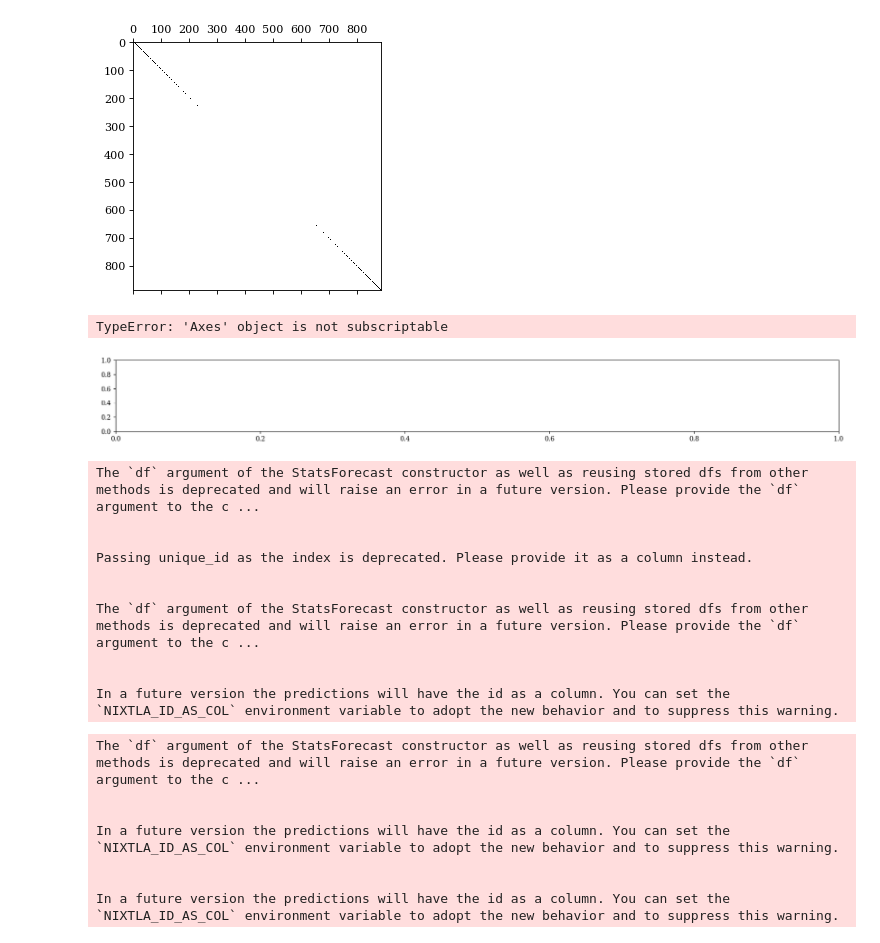
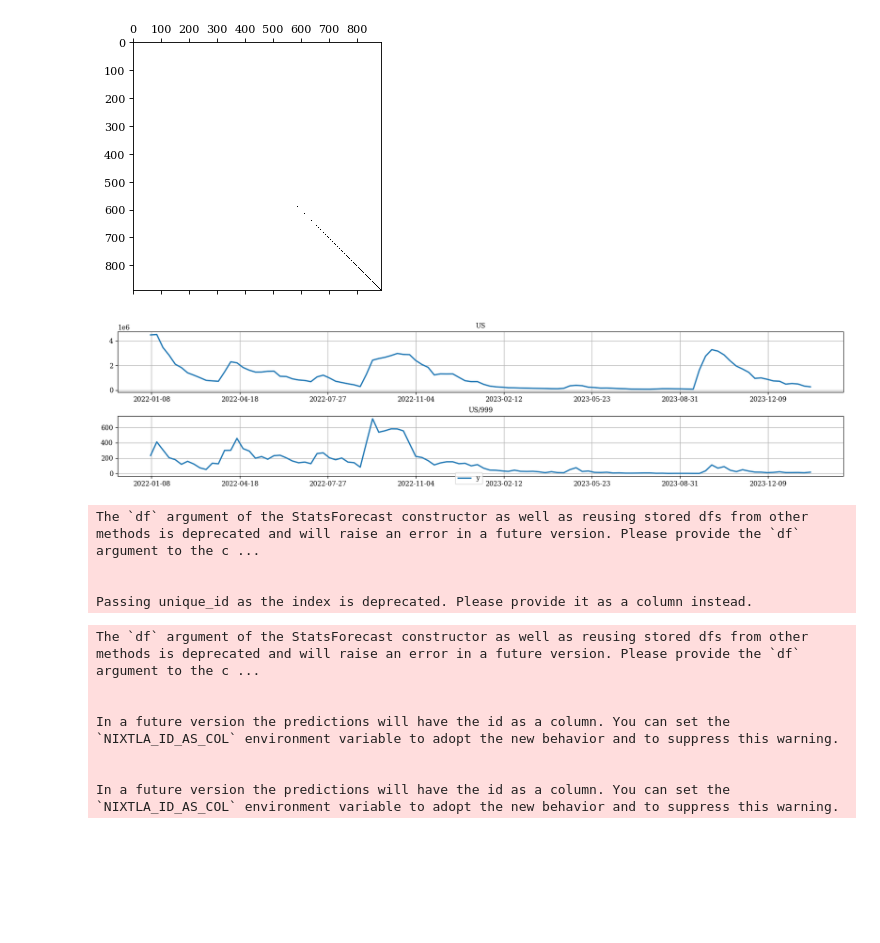
Before and after one commit to iqra-keystone/hierarchicalforecast, a Jupyter notebook: experiments/iqvia_arima.ipynb, the cells around one changed output. Saved outputs shown, nothing was run; the diff lists cells and outputs as text; code cells hidden in the pictures; blank space fills up the shorter version.

Commit message:
adding country

```diff
--- a/experiments/iqvia_arima.ipynb
+++ b/experiments/iqvia_arima.ipynb
@@ -37,23 +37,26 @@ data.reset_index(inplace=True)
 grouped_sum = data.groupby('Date')['CLM_CNT'].transform('sum')
 data['natl_admins'] = grouped_sum
 data['shares'] = (data['CLM_CNT'] / data['natl_admins'])
+data['country'] = 'US'
 df = data
 # %%
 # Create a complete set of all possible combinations of zip3 and dates
 all_dates = pd.date_range(start=df['Date'].min(), end=df['Date'].max(), freq='W-FRI')
 all_zip3 = df['zip3'].unique()
-complete_index = pd.MultiIndex.from_product([all_zip3, all_dates], names=['zip3', 'Date'])
+all_country = df['country'].unique()
+complete_index = pd.MultiIndex.from_product([all_country,all_zip3, all_dates], names=['country','zip3', 'Date'])
 
 # Reindex the DataFrame to include all combinations, filling missing values with zeros
-df_complete = df.set_index(['zip3', 'Date']).reindex(complete_index, fill_value=0).reset_index()
+df_complete = df.set_index(['country','zip3', 'Date']).reindex(complete_index, fill_value=0).reset_index()
 # %%
 
 # Generate the dataset to match the Australian Domestic Tourism example
-data = df_complete[['zip3', 'Date', 'CLM_CNT']].rename(columns={'zip3': 'unique_id', 'Date': 'ds', 'CLM_CNT': 'y'})
+data = df_complete[['country','zip3', 'Date', 'CLM_CNT']].rename(columns={'Date': 'ds', 'CLM_CNT': 'y'})
 
 # Define the hierarchical structure (this is similar to the 'spec' you used)
 spec = [
-    ['unique_id']
+    ['country'],
+    ['country', 'zip3']
 ]
 
 # Aggregate data according to the hierarchy
@@ -63,15 +66,14 @@ Y_df = Y_df.reset_index()
 hplot = HierarchicalPlot(S=S_df, tags=tags)
 hplot.plot_summing_matrix()
 # %% [output]
-[figure, old version]
+[figure, new version]
 # %%
 hplot.plot_hierarchically_linked_series(
-    bottom_series='999',
+    bottom_series='US/999',
     Y_df=Y_df.set_index('unique_id')
 )
 # %% [output]
-TypeError: 'Axes' object is not subscriptable
-[figure, old version]
+[figure, new version]
 # %%
 
 # Train/test split
@@ -92,10 +94,4 @@ The `df` argument of the StatsForecast constructor as well as reusing stored dfs
 
 
 Passing unique_id as the index is deprecated. Please provide it as a column instead.
-
-
-The `df` argument of the StatsForecast constructor as well as reusing stored dfs from other methods is deprecated and will raise an error in a future version. Please provide the `df` argument to the c ...
-
-
-In a future version the predictions will have the id as a column. You can set the `NIXTLA_ID_AS_COL` environment variable to adopt the new behavior and to suppress this warning.
 # %%
```
Also changed, not shown: parts of 5 cells of this notebook, 1 other file.
